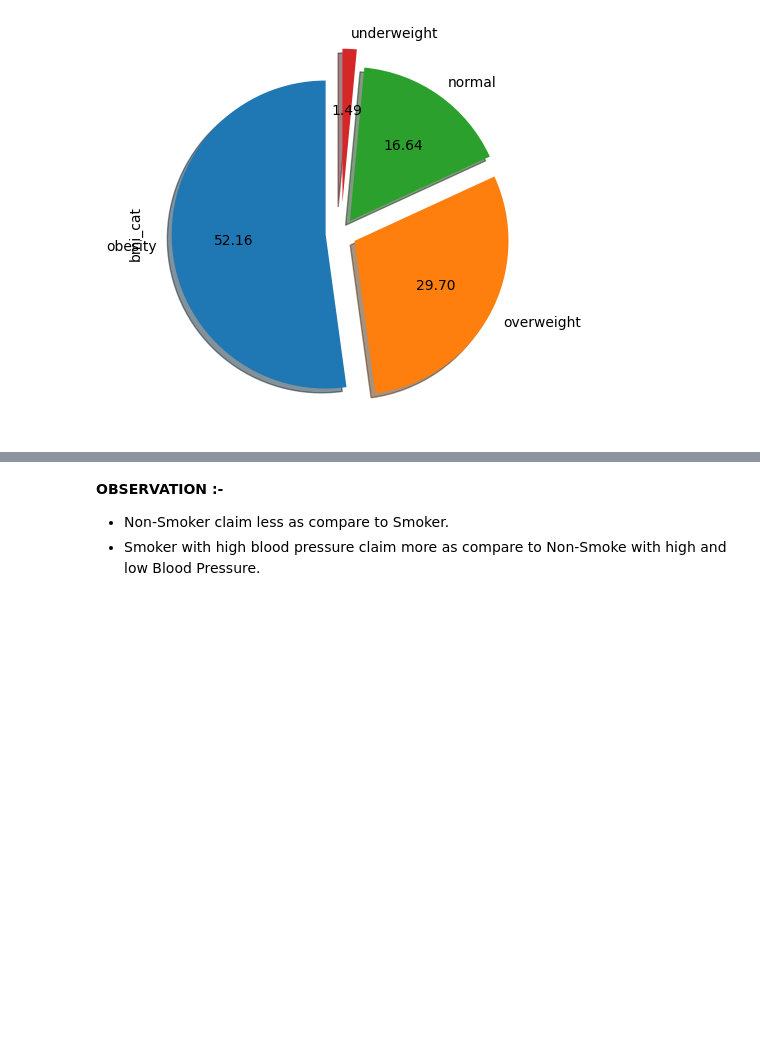
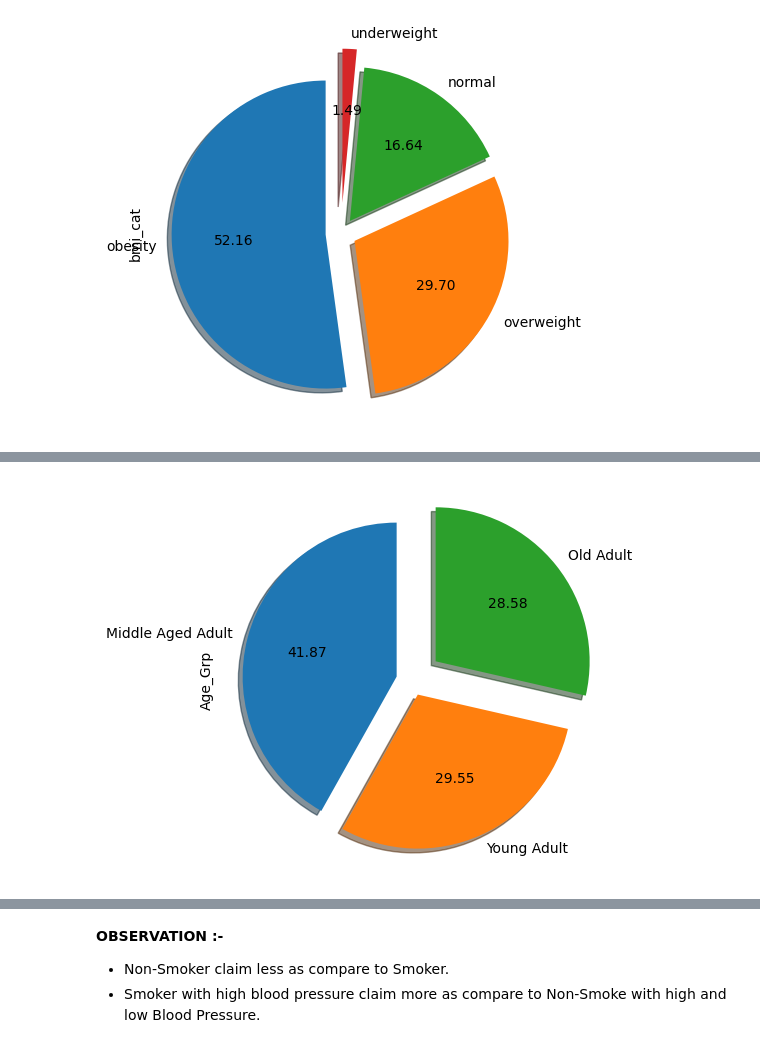
Before and after one commit to vishalsoni7575/Insurance-Price-Analysis, a Jupyter notebook: Insurance_Price_Analysis.ipynb, the cells around one changed output, grey strips where cells are left out. Saved outputs shown, nothing was run; the diff lists cells and outputs as text; code cells hidden in the pictures; blank space fills up the shorter version.

```diff
--- a/Insurance_Price_Analysis.ipynb
+++ b/Insurance_Price_Analysis.ipynb
@@ -327,0 +408,6 @@ plt.show()
+# %%
+#Plotting Age Group using Pie Chart
+df["Age_Grp"].value_counts().plot.pie(startangle = 90, shadow = True, explode=(0.1, 0.1, 0.2), figsize=(5, 5), autopct='%.2f')
+plt.show()
+# %% [output]
+[figure, added]
```
Also changed, not shown: parts of 54 cells of this notebook.
